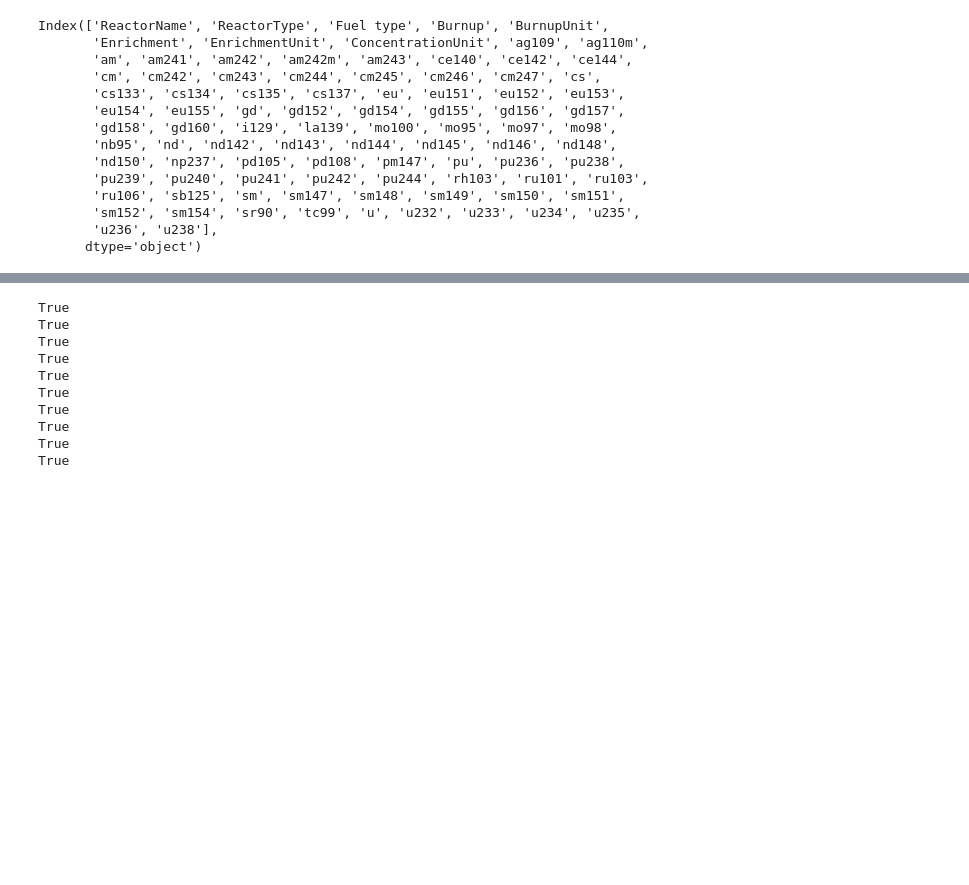
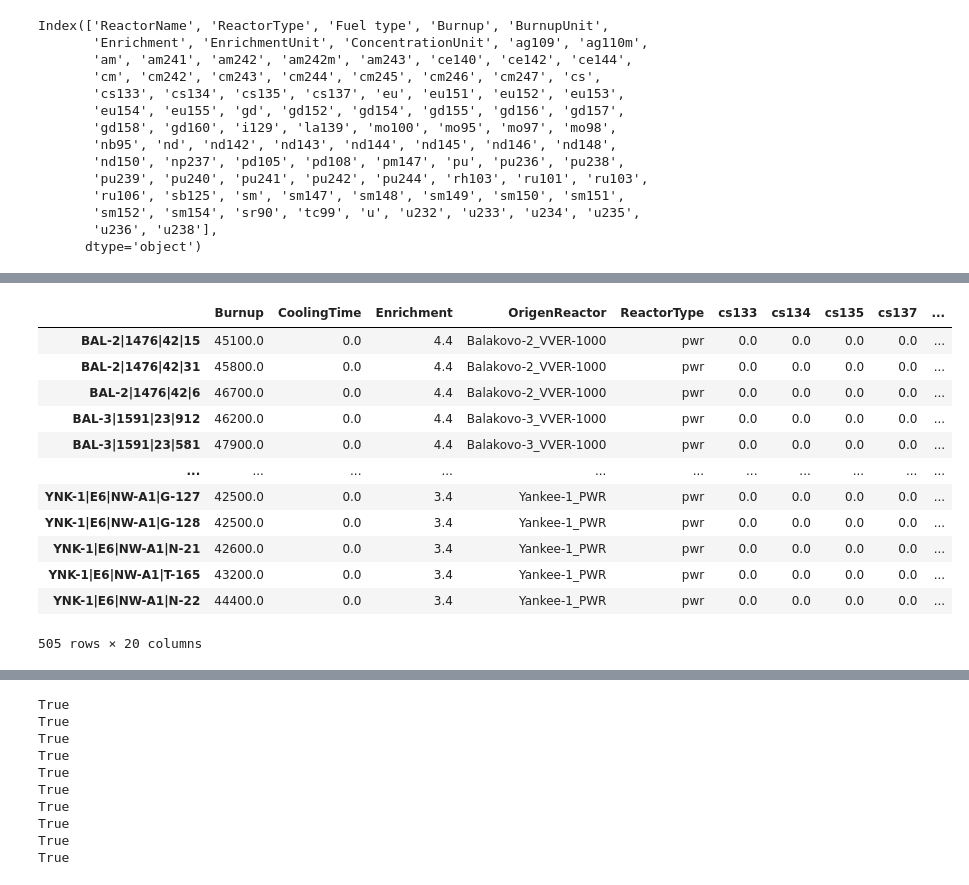
Before and after one commit to opotowsky/sfcompo, a Jupyter notebook: format_clean/format_clean.ipynb, the cells around one changed output, grey strips where cells are left out. Cells and saved outputs as stored; diff of their text form; code cells hidden in the pictures; blank space fills up the shorter version.

Commit message:
three pickles with different iso lists, new naming scheme to be clearer

```diff
--- a/format_clean/format_clean.ipynb
+++ b/format_clean/format_clean.ipynb
@@ -46,3 +50,5 @@ test.head(5)
+# %%
+test = test.loc[test['Fuel type'] != 'UO2-Gd2O3']
 # %%
 test.ReactorType.unique()
 # %% [output]
@@ -101,12 +107,6 @@ test.ConcentrationUnit.unique()
 array(['mg/gUi'], dtype=object)
 # %%
 test.Isotope = test.Isotope.str.lower()
-# %%
-nuc15 = ['cs133', 'cs134', 'cs135', 'cs137', 'eu153',
-         'eu154', 'ba136', 'ba138', 'sm149', 'sm150',
-         'sm152', 'pu239', 'pu240', 'pu241', 'pu242'
-        ]
-test = test[test.Isotope.isin(nuc15)]
 # %% [markdown]
 #### Testing pivot
 # %%
@@ -270,10 +277,7 @@ formatted
 # %%
 #hard code column order for now
 labels = ['Burnup', 'CoolingTime', 'Enrichment', 'OrigenReactor', 'ReactorType']
-nuc15 = ['cs133', 'cs134', 'cs135', 'cs137', 'eu153',
-         'eu154', 'ba136', 'ba138', 'sm149', 'sm150',
-         'sm152', 'pu239', 'pu240', 'pu241', 'pu242'
-        ]
+
 full = ['ag109', 'ag110m', 'am', 'am241', 'am242', 'am242m', 'am243',
         'ce140', 'ce142', 'ce144',
         'cm', 'cm242', 'cm243', 'cm244', 'cm245', 'cm246', 'cm247',
@@ -288,6 +292,3 @@ full = ['ag109', 'ag110m', 'am', 'am241', 'am242', 'am242m', 'am243',
         'sm', 'sm147', 'sm148', 'sm149', 'sm150', 'sm151', 'sm152', 'sm154',
         'sr90', 'tc99',
         'u', 'u232', 'u233', 'u234', 'u235', 'u236', 'u238']
-cols = labels + full
-formatted = formatted[cols]
-formatted
@@ -309,0 +295,18 @@ formatted.to_pickle('sfcompo_all_isos_formatted.pkl')
+# %%
+formatted15 = formatted[labels + nuc15]
+formatted15.to_pickle('sfcompo_nuc15.pkl')
+formatted15
+# %% [output]
+|  | Burnup | CoolingTime | Enrichment | OrigenReactor | ReactorType | cs133 | cs134 | cs135 | cs137 | ... |
+| BAL-2|1476|42|15 | 45100.0 | 0.0 | 4.4 | Balakovo-2_VVER-1000 | pwr | 0.0 | 0.0 | 0.0 | 0.0 | ... |
+| BAL-2|1476|42|31 | 45800.0 | 0.0 | 4.4 | Balakovo-2_VVER-1000 | pwr | 0.0 | 0.0 | 0.0 | 0.0 | ... |
+| BAL-2|1476|42|6 | 46700.0 | 0.0 | 4.4 | Balakovo-2_VVER-1000 | pwr | 0.0 | 0.0 | 0.0 | 0.0 | ... |
+| BAL-3|1591|23|912 | 46200.0 | 0.0 | 4.4 | Balakovo-3_VVER-1000 | pwr | 0.0 | 0.0 | 0.0 | 0.0 | ... |
+| BAL-3|1591|23|581 | 47900.0 | 0.0 | 4.4 | Balakovo-3_VVER-1000 | pwr | 0.0 | 0.0 | 0.0 | 0.0 | ... |
+| ... | ... | ... | ... | ... | ... | ... | ... | ... | ... | ... |
+| YNK-1|E6|NW-A1|G-127 | 42500.0 | 0.0 | 3.4 | Yankee-1_PWR | pwr | 0.0 | 0.0 | 0.0 | 0.0 | ... |
+| YNK-1|E6|NW-A1|G-128 | 42500.0 | 0.0 | 3.4 | Yankee-1_PWR | pwr | 0.0 | 0.0 | 0.0 | 0.0 | ... |
+| YNK-1|E6|NW-A1|N-21 | 42600.0 | 0.0 | 3.4 | Yankee-1_PWR | pwr | 0.0 | 0.0 | 0.0 | 0.0 | ... |
+| YNK-1|E6|NW-A1|T-165 | 43200.0 | 0.0 | 3.4 | Yankee-1_PWR | pwr | 0.0 | 0.0 | 0.0 | 0.0 | ... |
+| YNK-1|E6|NW-A1|N-22 | 44400.0 | 0.0 | 3.4 | Yankee-1_PWR | pwr | 0.0 | 0.0 | 0.0 | 0.0 | ... |
+505 rows × 20 columns
```
Also changed, not shown: parts of 18 cells of this notebook, 5 other files.
